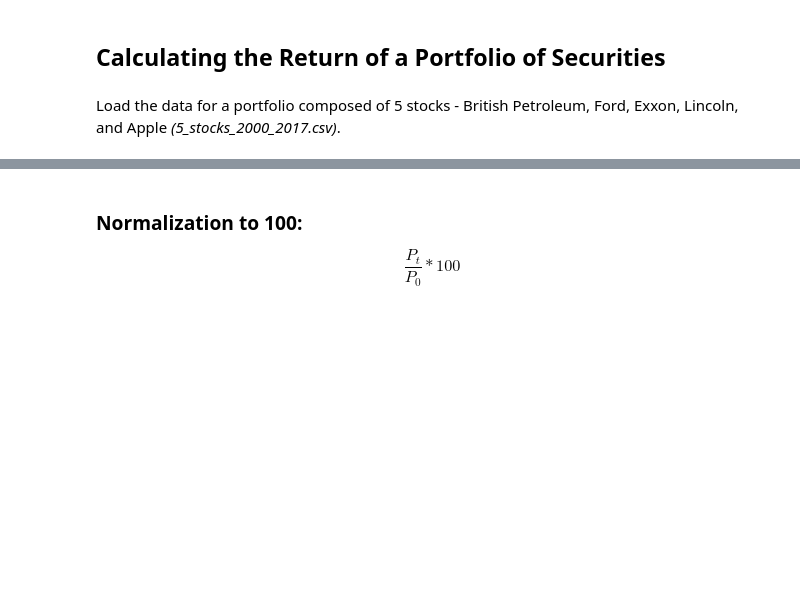
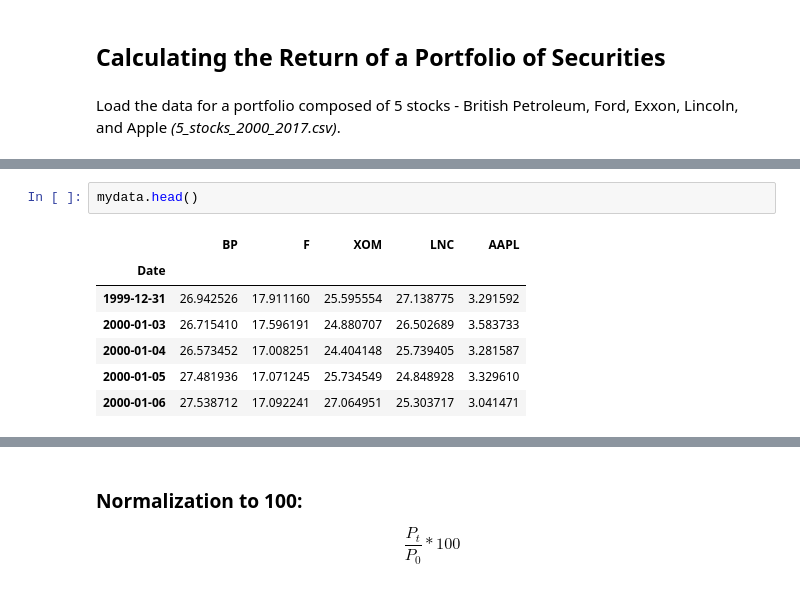
Before and after one commit to RISONALDOMENDES/python-para-financas--investimento-e-analise-de-dados, a Jupyter notebook: 67 Calculating the Return Portfo Secur/CSV/Calc Return Portfolio Securit - Exercise_CSV.ipynb, the cells around one changed output, grey strips where cells are left out. Drawn from its saved outputs; the diff is of its cells as text; blank space fills up the shorter version.

```diff
--- a/67 Calculating the Return Portfo Secur/CSV/Calc Return Portfolio Securit - Exercise_CSV.ipynb
+++ b/67 Calculating the Return Portfo Secur/CSV/Calc Return Portfolio Securit - Exercise_CSV.ipynb
@@ -9,0 +27,10 @@ import matplotlib.pyplot as plt
+# %%
+mydata.head()
+# %% [output]
+|  | BP | F | XOM | LNC | AAPL |
+| Date |  |  |  |  |  |
+| 1999-12-31 | 26.942526 | 17.911160 | 25.595554 | 27.138775 | 3.291592 |
+| 2000-01-03 | 26.715410 | 17.596191 | 24.880707 | 26.502689 | 3.583733 |
+| 2000-01-04 | 26.573452 | 17.008251 | 24.404148 | 25.739405 | 3.281587 |
+| 2000-01-05 | 27.481936 | 17.071245 | 25.734549 | 24.848928 | 3.329610 |
+| 2000-01-06 | 27.538712 | 17.092241 | 27.064951 | 25.303717 | 3.041471 |
```
Also changed, not shown: parts of 11 cells of this notebook.
